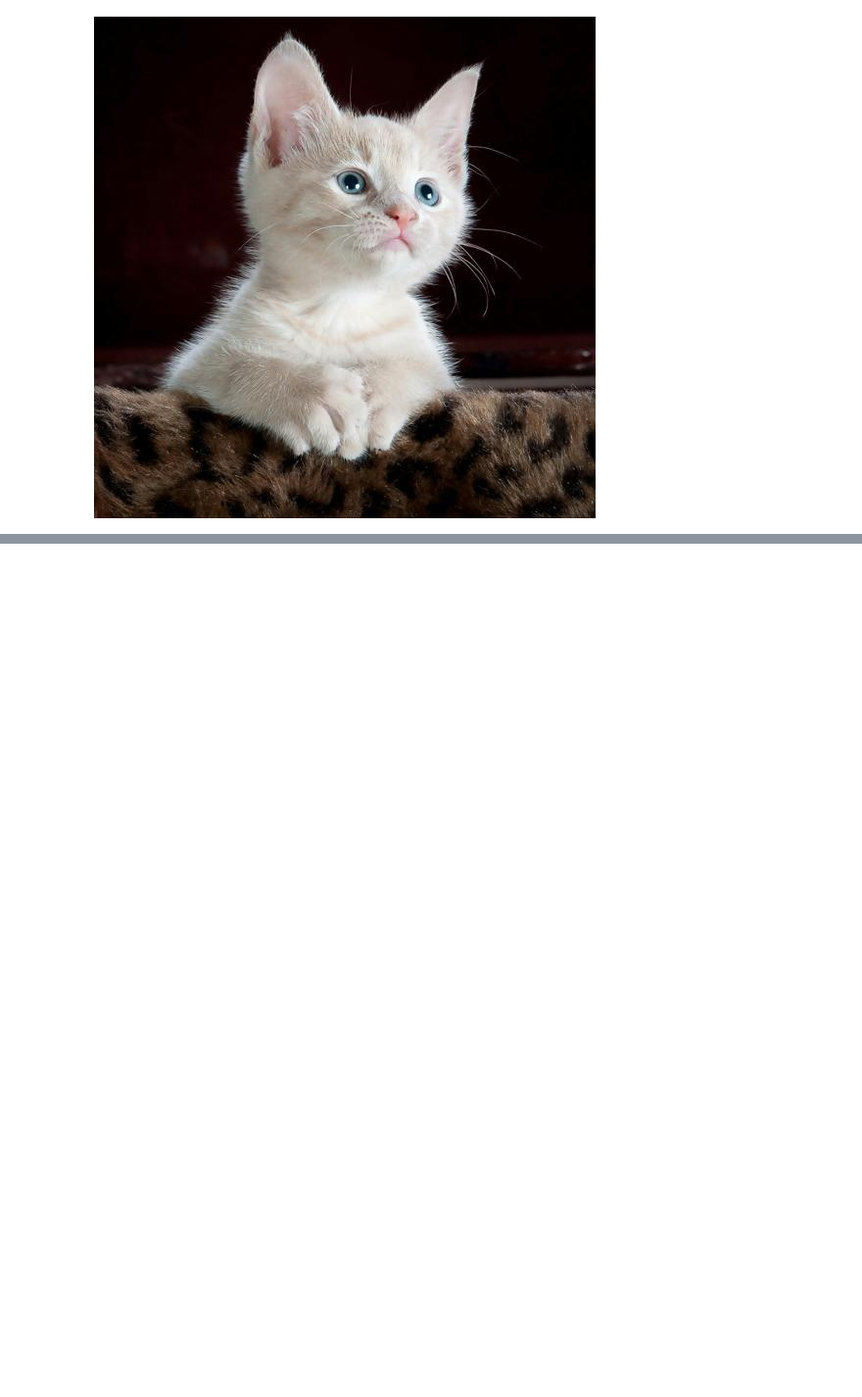
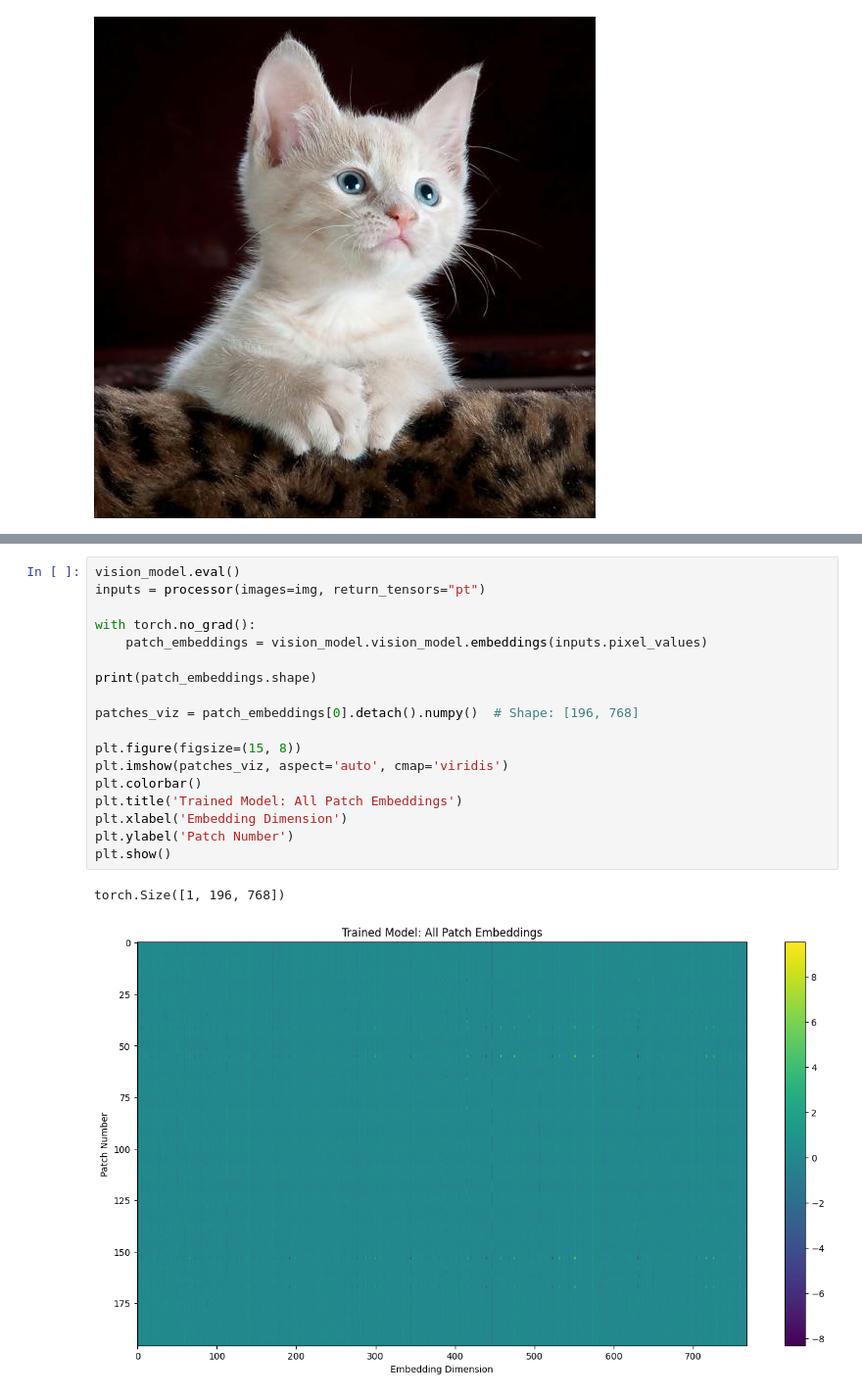
Before and after one commit to Vivek084c/From_Scratch, a Jupyter notebook: siglip.ipynb, the cells around one changed output, grey strips where cells are left out. Shown at 98% size. Drawn from its saved outputs; the diff is of its cells as text; blank space fills up the shorter version.

```diff
--- a/siglip.ipynb
+++ b/siglip.ipynb
@@ -152,0 +114,21 @@ embeddings.shape
+# %%
+vision_model.eval()
+inputs = processor(images=img, return_tensors="pt")
+
+with torch.no_grad():
+    patch_embeddings = vision_model.vision_model.embeddings(inputs.pixel_values)
+
+print(patch_embeddings.shape)
+
+patches_viz = patch_embeddings[0].detach().numpy()  # Shape: [196, 768]
+
+plt.figure(figsize=(15, 8))
+plt.imshow(patches_viz, aspect='auto', cmap='viridis')
+plt.colorbar()
+plt.title('Trained Model: All Patch Embeddings')
+plt.xlabel('Embedding Dimension')
+plt.ylabel('Patch Number')
+plt.show()
+# %% [output]
+torch.Size([1, 196, 768])
+[figure, added]
```
Also changed, not shown: parts of 24 cells of this notebook.
